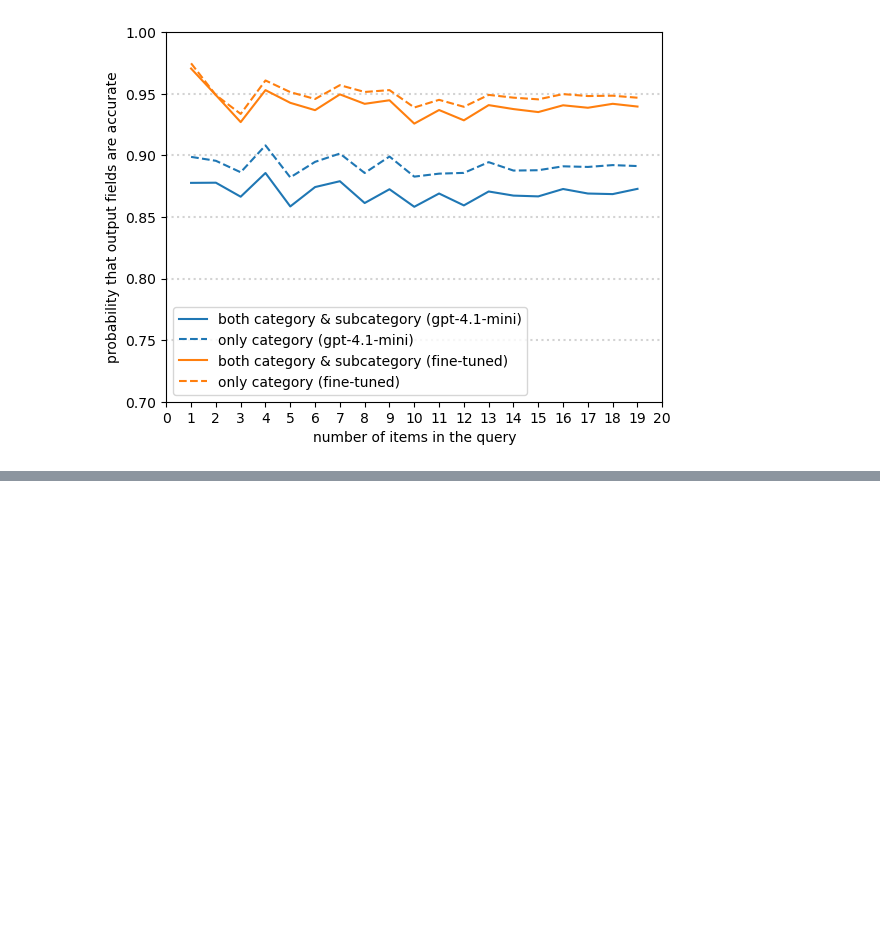
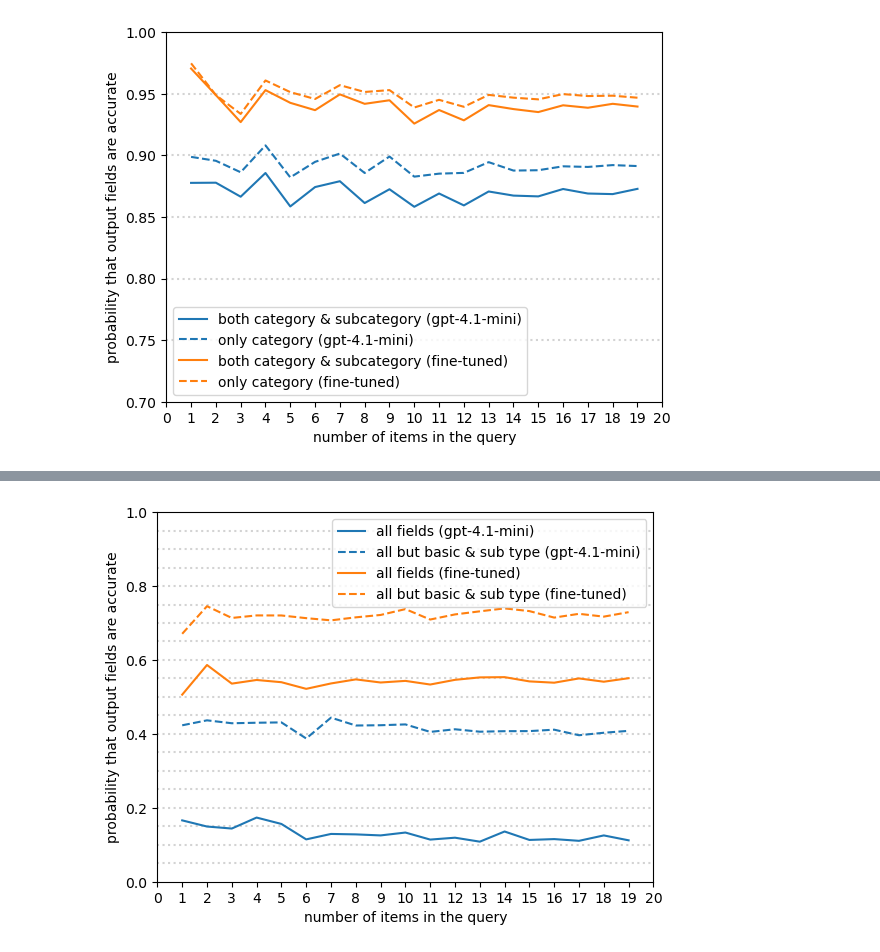
Before and after one commit to uchicago-dsi/good-food-purchasing, a Jupyter notebook: new-data-2025-11-20/test-fine-tuning-vy.ipynb, the cells around one changed output, grey strips where cells are left out. Saved outputs shown, nothing was run; the diff lists cells and outputs as text; code cells hidden in the pictures; blank space fills up the shorter version.

```diff
--- a/new-data-2025-11-20/test-fine-tuning-vy.ipynb
+++ b/new-data-2025-11-20/test-fine-tuning-vy.ipynb
@@ -167,0 +323,34 @@ None
+# %%
+fig, ax = plt.subplots()
+
+for level in np.arange(0.05, 1, 0.05):
+    ax.axhline(level, color="lightgrey", ls=":")
+
+fractionall = []
+fractionmost = []
+for multiplicity in range(1, 20):
+    df_this_multiplicity = df_tag_untuned.query(f"multiplicity == {multiplicity}")
+    fractionall.append(np.count_nonzero(df_this_multiplicity.iloc[:, 2:].all(axis=1)) / len(df_this_multiplicity))
+    fractionmost.append(np.count_nonzero(df_this_multiplicity.iloc[:, 4:].all(axis=1)) / len(df_this_multiplicity))
+ax.plot(range(1, 20), fractionall, color="tab:blue", ls="-", label="all fields (gpt-4.1-mini)")
+ax.plot(range(1, 20), fractionmost, color="tab:blue", ls="--", label="all but basic & sub type (gpt-4.1-mini)")
+
+fractionall = []
+fractionmost = []
+for multiplicity in range(1, 20):
+    df_this_multiplicity = df_tag_finetuned.query(f"multiplicity == {multiplicity}")
+    fractionall.append(np.count_nonzero(df_this_multiplicity.iloc[:, 2:].all(axis=1)) / len(df_this_multiplicity))
+    fractionmost.append(np.count_nonzero(df_this_multiplicity.iloc[:, 4:].all(axis=1)) / len(df_this_multiplicity))
+ax.plot(range(1, 20), fractionall, color="tab:orange", ls="-", label="all fields (fine-tuned)")
+ax.plot(range(1, 20), fractionmost, color="tab:orange", ls="--", label="all but basic & sub type (fine-tuned)")
+
+ax.set_xlabel("number of items in the query")
+ax.set_ylabel("probability that output fields are accurate")
+ax.set_xlim(0, 20)
+ax.set_xticks(range(21))
+ax.set_ylim(0, 1)
+ax.legend()
+
+None
+# %% [output]
+[figure, added]
```
Also changed, not shown: parts of 4 cells of this notebook.
